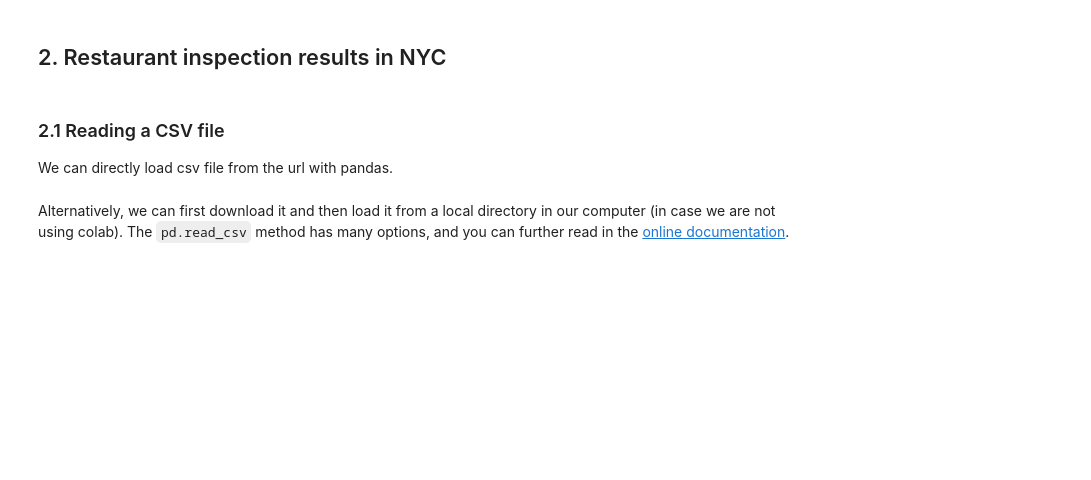
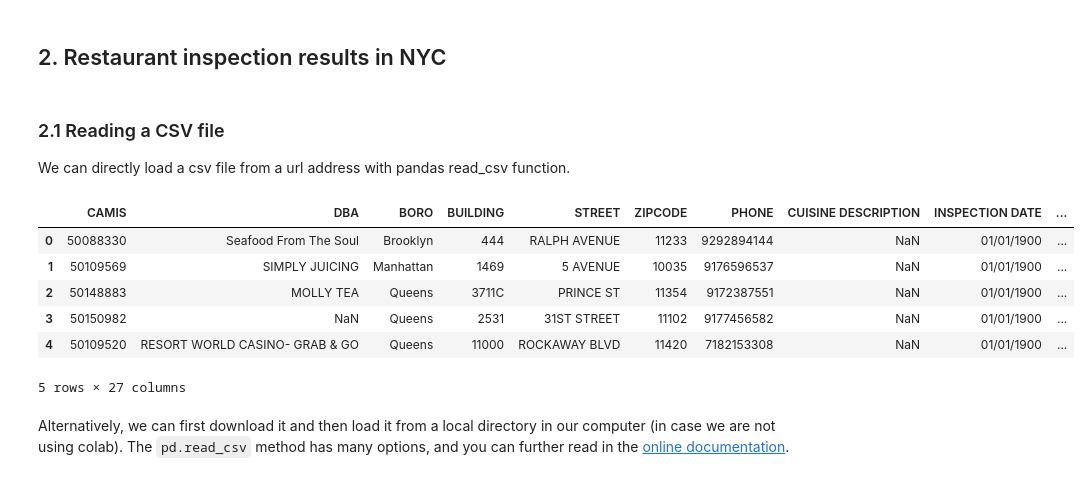
Before and after one commit to dianakorka/dmml2021, a Jupyter notebook: week3/EDA_and_Data_visualization.ipynb, the cells around one changed output. Saved outputs shown, nothing was run; the diff lists cells and outputs as text; code cells hidden in the pictures; blank space fills up the shorter version.

```diff
--- a/week3/EDA_and_Data_visualization.ipynb
+++ b/week3/EDA_and_Data_visualization.ipynb
@@ -60,18 +65,26 @@ df
 ## 2. Restaurant inspection results in NYC
 # %% [markdown]
 ### 2.1 Reading a CSV file
-We can directly load csv file from the url with pandas.
+We can directly load a csv file from a url address with pandas read_csv function.
 # %%
 url = 'https://data.cityofnewyork.us/api/views/43nn-pn8j/rows.csv?accessType=DOWNLOAD'
 restaurants = pd.read_csv(url,
                           encoding='utf_8',
                           dtype = 'unicode',
                           parse_dates = True,
-                          infer_datetime_format = True,
+                          #infer_datetime_format = True, deprecated use pd.to_datetime instead
                           low_memory=False)
 
 # Let's take a look at the first 5 rows of the dataframe
 restaurants.head(5)
+# %% [output]
+|  | CAMIS | DBA | BORO | BUILDING | STREET | ZIPCODE | PHONE | CUISINE DESCRIPTION | INSPECTION DATE | ... |
+| 0 | 50088330 | Seafood From The Soul | Brooklyn | 444 | RALPH AVENUE | 11233 | 9292894144 | NaN | 01/01/1900 | ... |
+| 1 | 50109569 | SIMPLY JUICING | Manhattan | 1469 | 5 AVENUE | 10035 | 9176596537 | NaN | 01/01/1900 | ... |
+| 2 | 50148883 | MOLLY TEA | Queens | 3711C | PRINCE ST | 11354 | 9172387551 | NaN | 01/01/1900 | ... |
+| 3 | 50150982 | NaN | Queens | 2531 | 31ST STREET | 11102 | 9177456582 | NaN | 01/01/1900 | ... |
+| 4 | 50109520 | RESORT WORLD CASINO- GRAB & GO | Queens | 11000 | ROCKAWAY BLVD | 11420 | 7182153308 | NaN | 01/01/1900 | ... |
+5 rows × 27 columns
 # %% [markdown]
 Alternatively, we can first download it and then load it from a local directory in our computer (in case we are not using colab). The `pd.read_csv` method has many options, and you can further read in the [online documentation](http://pandas.pydata.org/pandas-docs/stable/generated/pandas.io.parsers.read_csv.html).
 # %% [markdown]
```
Also changed, not shown: parts of 22 cells of this notebook.
